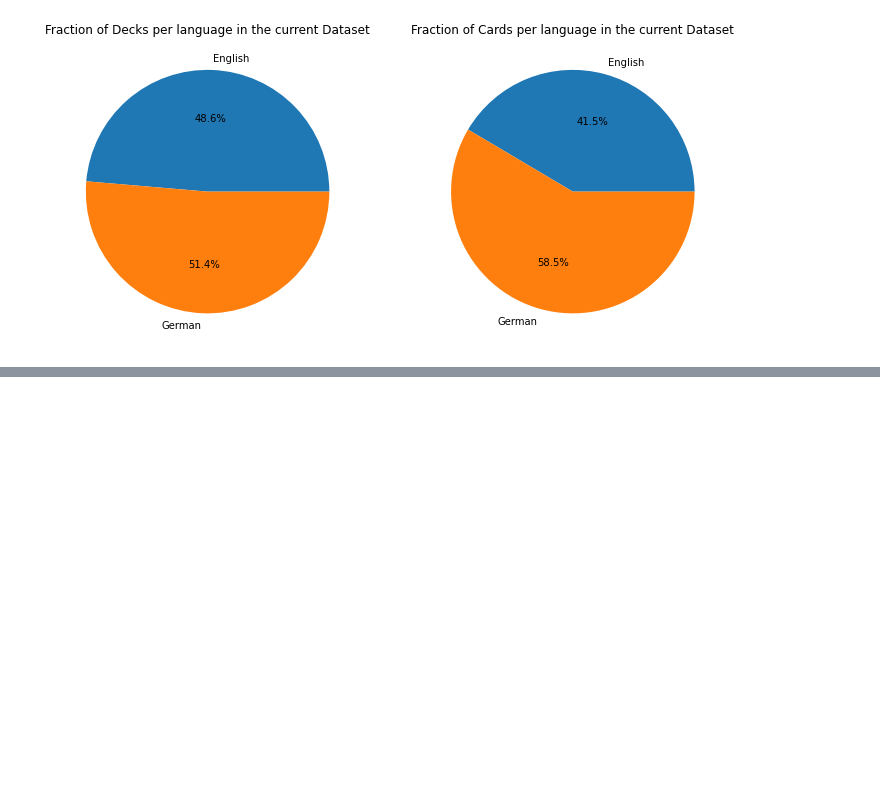
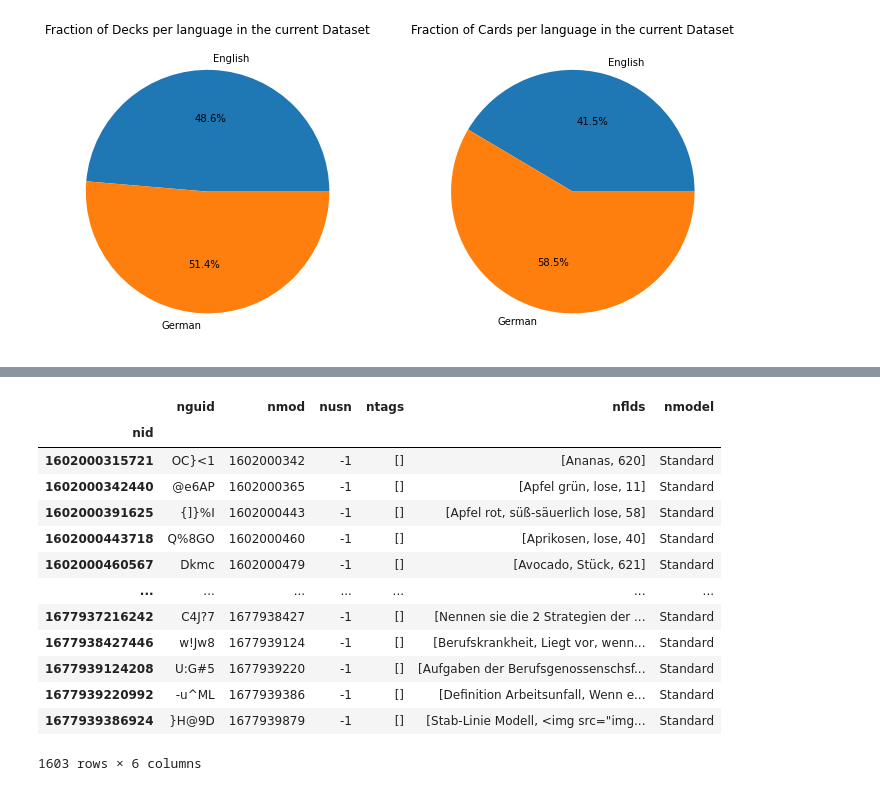
Before and after one commit to Ankinator/ankinator-flashcard-models, a Jupyter notebook: notebooks/dataexploration/Dataset_Analysis.ipynb, the cells around one changed output, grey strips where cells are left out. Drawn from its saved outputs; the diff is of its cells as text; code cells hidden in the pictures; blank space fills up the shorter version.

```diff
--- a/notebooks/dataexploration/Dataset_Analysis.ipynb
+++ b/notebooks/dataexploration/Dataset_Analysis.ipynb
@@ -81,0 +68,17 @@ fig.show()
+# %%
+col.notes
+# %% [output]
+|  | nguid | nmod | nusn | ntags | nflds | nmodel |
+| nid |  |  |  |  |  |  |
+| 1602000315721 | OC}<1 | 1602000342 | -1 | [] | [Ananas, 620] | Standard |
+| 1602000342440 | @e6AP | 1602000365 | -1 | [] | [Apfel grün, lose, 11] | Standard |
+| 1602000391625 | {]}%I | 1602000443 | -1 | [] | [Apfel rot, süß-säuerlich lose, 58] | Standard |
+| 1602000443718 | Q%8GO | 1602000460 | -1 | [] | [Aprikosen, lose, 40] | Standard |
+| 1602000460567 | Dkmc | 1602000479 | -1 | [] | [Avocado, Stück, 621] | Standard |
+| ... | ... | ... | ... | ... | ... | ... |
+| 1677937216242 | C4J?7 | 1677938427 | -1 | [] | [Nennen sie die 2 Strategien der ... | Standard |
+| 1677938427446 | w!Jw8 | 1677939124 | -1 | [] | [Berufskrankheit, Liegt vor, wenn... | Standard |
+| 1677939124208 | U:G#5 | 1677939220 | -1 | [] | [Aufgaben der Berufsgenossenschsf... | Standard |
+| 1677939220992 | -u^ML | 1677939386 | -1 | [] | [Definition Arbeitsunfall, Wenn e... | Standard |
+| 1677939386924 | }H@9D | 1677939879 | -1 | [] | [Stab-Linie Modell, <img src="img... | Standard |
+1603 rows × 6 columns
```
Also changed, not shown: parts of 9 cells of this notebook.
